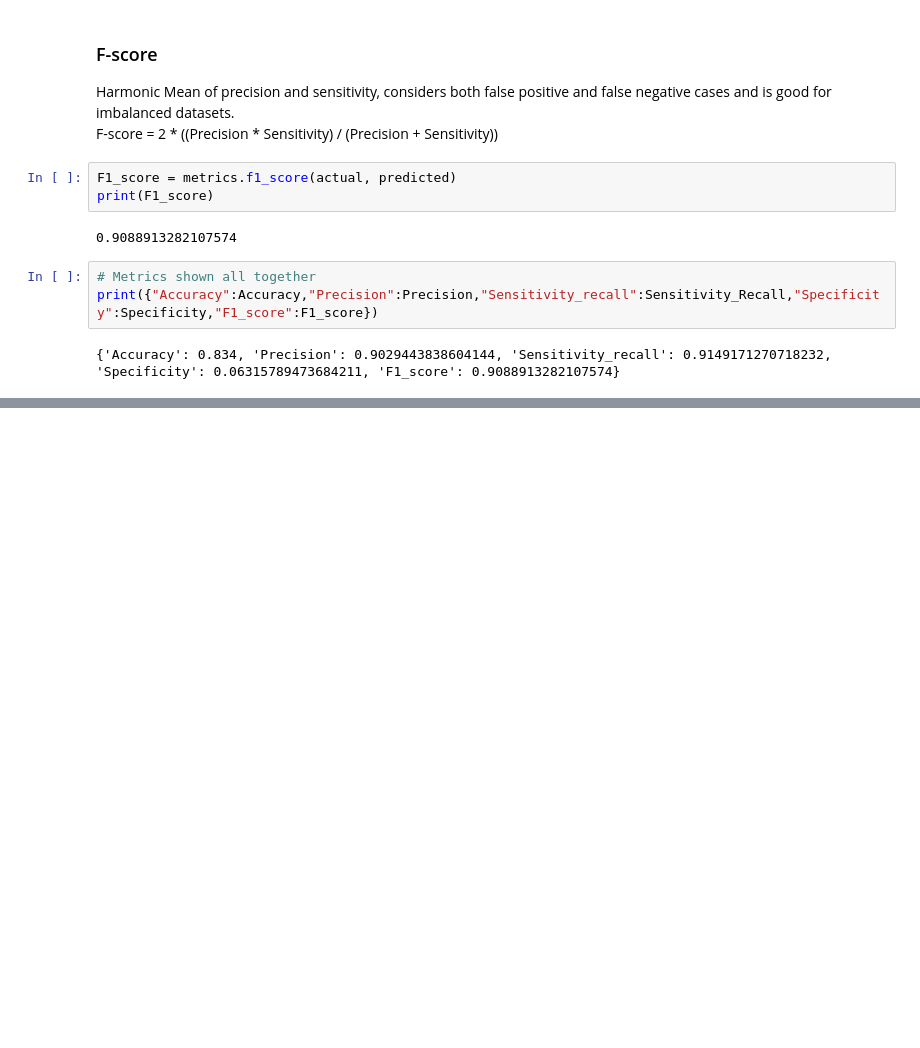
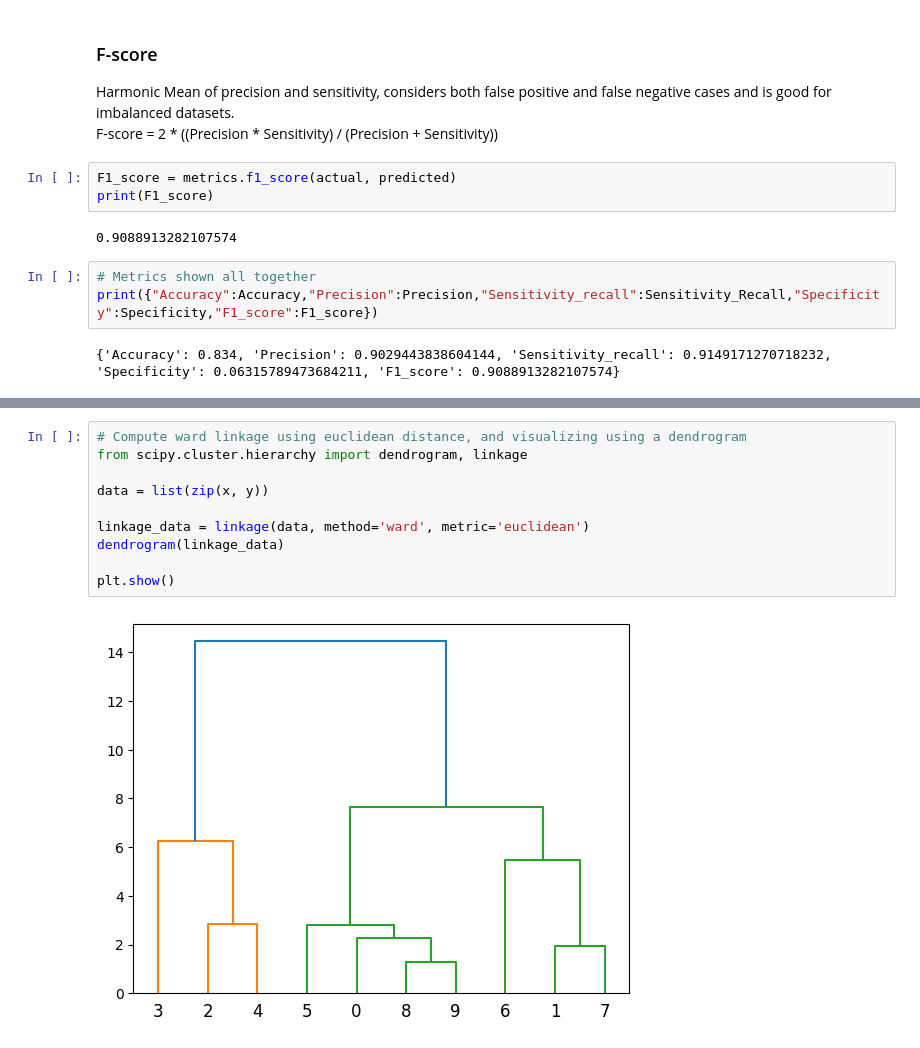
Before and after one commit to tuccr/W3AI, a Jupyter notebook: notebook.ipynb, the cells around one changed output, grey strips where cells are left out. Saved outputs shown, nothing was run; the diff lists cells and outputs as text; blank space fills up the shorter version.

Commit message:
Hierarchical Clustering

```diff
--- a/notebook.ipynb
+++ b/notebook.ipynb
@@ -435,0 +450,12 @@ print({"Accuracy":Accuracy,"Precision":Precision,"Sensitivity_recall":Sensitivit
+# %%
+# Compute ward linkage using euclidean distance, and visualizing using a dendrogram
+from scipy.cluster.hierarchy import dendrogram, linkage
+
+data = list(zip(x, y))
+
+linkage_data = linkage(data, method='ward', metric='euclidean')
+dendrogram(linkage_data)
+
+plt.show()
+# %% [output]
+[figure, added]
```
Also changed, not shown: parts of 3 cells of this notebook.
